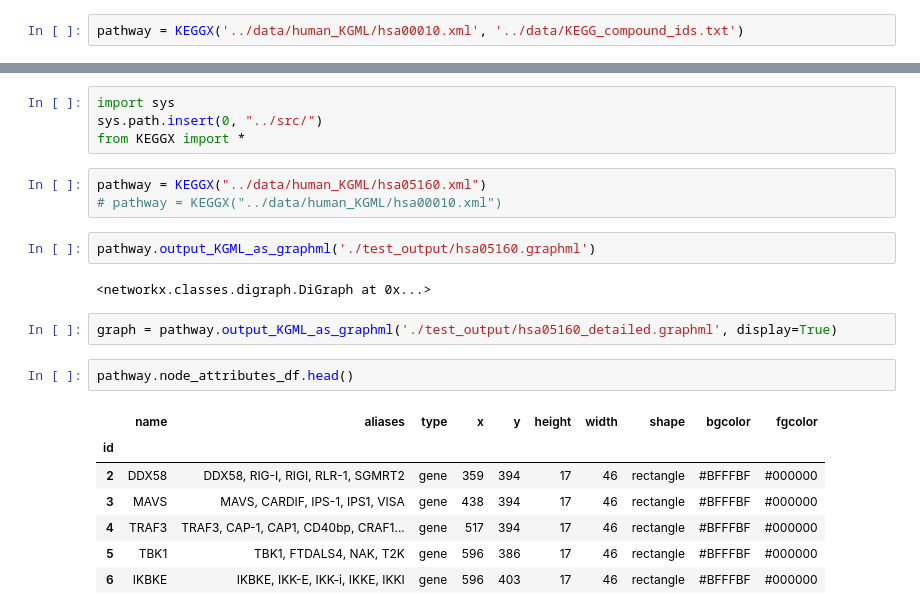
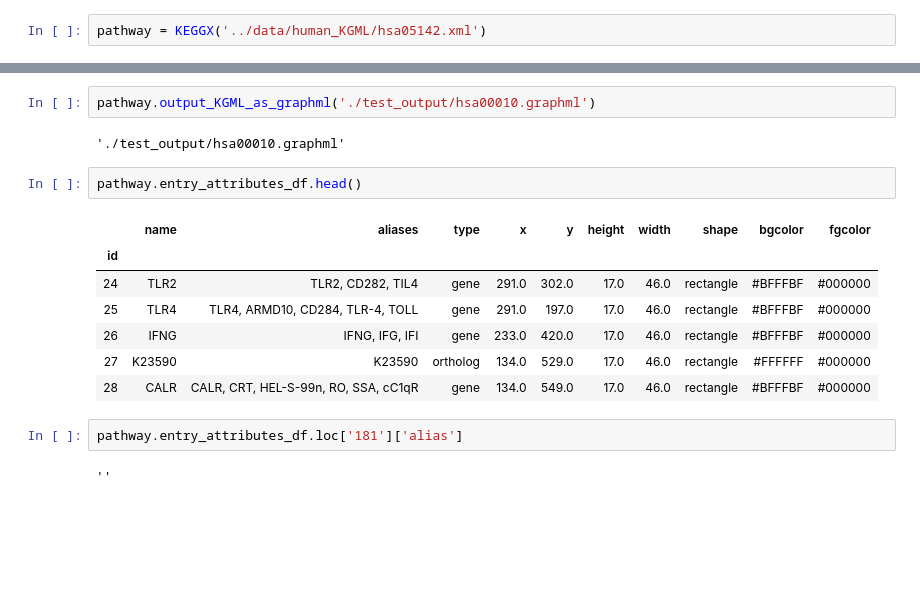
Before and after one commit to iamjli/keggx, a Jupyter notebook: notebooks/example.ipynb, the cells around one changed output, grey strips where cells are left out. Saved outputs shown, nothing was run; the diff lists cells and outputs as text; blank space fills up the shorter version.

```diff
--- a/notebooks/example.ipynb
+++ b/notebooks/example.ipynb
@@ -3,2 +25,2 @@ from KEGGX import KEGGX
 # %%
-pathway = KEGGX('../data/human_KGML/hsa00010.xml', '../data/KEGG_compound_ids.txt')
+pathway = KEGGX('../data/human_KGML/hsa05142.xml')
@@ -13,23 +27,18 @@ To retain the current behavior and silence the warning, pass 'sort=True'.
-# %%
-import sys
-sys.path.insert(0, "../src/")
-from KEGGX import *
-# %%
-pathway = KEGGX("../data/human_KGML/hsa05160.xml")
-# pathway = KEGGX("../data/human_KGML/hsa00010.xml")
 # %%
-pathway.output_KGML_as_graphml('./test_output/hsa05160.graphml')
+pathway.output_KGML_as_graphml('./test_output/hsa00010.graphml')
 # %% [output]
-<networkx.classes.digraph.DiGraph at 0x...>
+'./test_output/hsa00010.graphml'
-# %%
-graph = pathway.output_KGML_as_graphml('./test_output/hsa05160_detailed.graphml', display=True)
 # %%
-pathway.node_attributes_df.head()
+pathway.entry_attributes_df.head()
 # %% [output]
 |  | name | aliases | type | x | y | height | width | shape | bgcolor | fgcolor |
 | id |  |  |  |  |  |  |  |  |  |  |
-| 2 | DDX58 | DDX58, RIG-I, RIGI, RLR-1, SGMRT2 | gene | 359 | 394 | 17 | 46 | rectangle | #BFFFBF | #000000 |
-| 3 | MAVS | MAVS, CARDIF, IPS-1, IPS1, VISA | gene | 438 | 394 | 17 | 46 | rectangle | #BFFFBF | #000000 |
-| 4 | TRAF3 | TRAF3, CAP-1, CAP1, CD40bp, CRAF1... | gene | 517 | 394 | 17 | 46 | rectangle | #BFFFBF | #000000 |
-| 5 | TBK1 | TBK1, FTDALS4, NAK, T2K | gene | 596 | 386 | 17 | 46 | rectangle | #BFFFBF | #000000 |
-| 6 | IKBKE | IKBKE, IKK-E, IKK-i, IKKE, IKKI | gene | 596 | 403 | 17 | 46 | rectangle | #BFFFBF | #000000 |
+| 24 | TLR2 | TLR2, CD282, TIL4 | gene | 291.0 | 302.0 | 17.0 | 46.0 | rectangle | #BFFFBF | #000000 |
+| 25 | TLR4 | TLR4, ARMD10, CD284, TLR-4, TOLL | gene | 291.0 | 197.0 | 17.0 | 46.0 | rectangle | #BFFFBF | #000000 |
+| 26 | IFNG | IFNG, IFG, IFI | gene | 233.0 | 420.0 | 17.0 | 46.0 | rectangle | #BFFFBF | #000000 |
+| 27 | K23590 | K23590 | ortholog | 134.0 | 529.0 | 17.0 | 46.0 | rectangle | #FFFFFF | #000000 |
+| 28 | CALR | CALR, CRT, HEL-S-99n, RO, SSA, cC1qR | gene | 134.0 | 549.0 | 17.0 | 46.0 | rectangle | #BFFFBF | #000000 |
+# %%
+pathway.entry_attributes_df.loc['181']['alias']
+# %% [output]
+''
```
Also changed, not shown: parts of 36 cells of this notebook, 6 other files.
